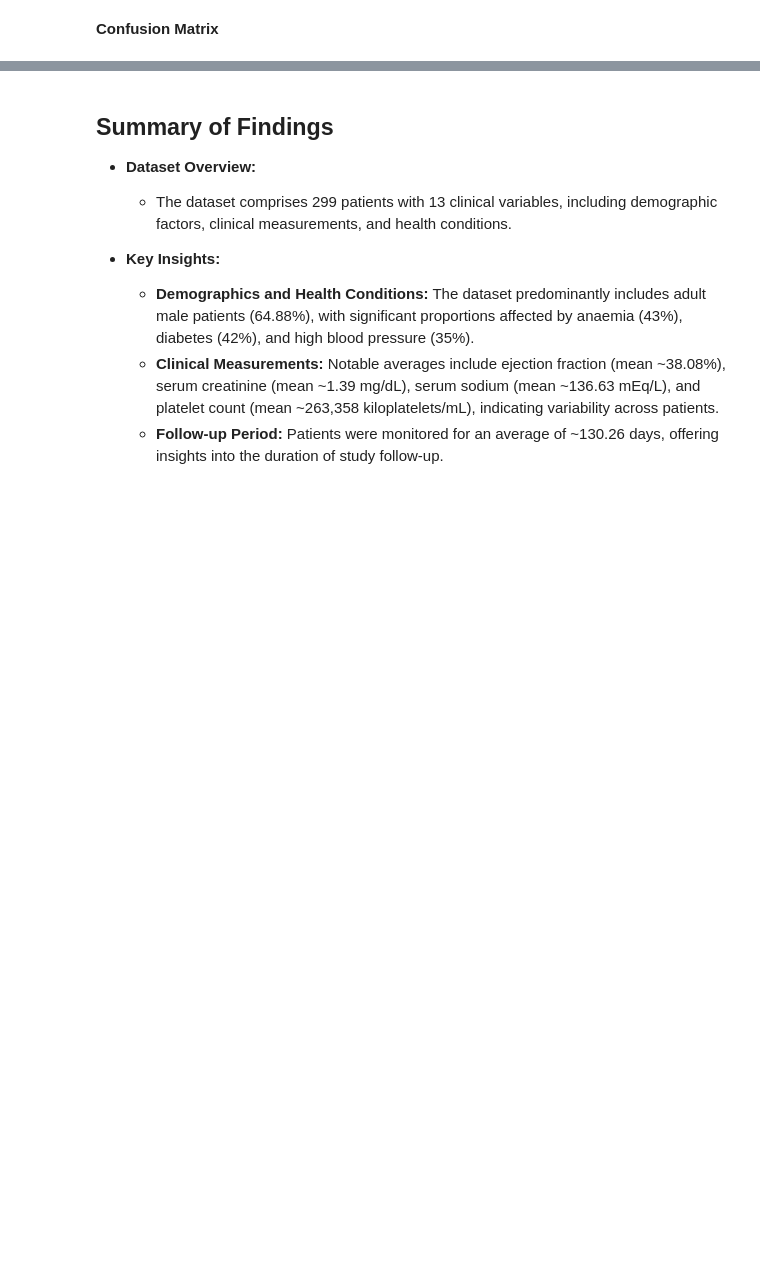
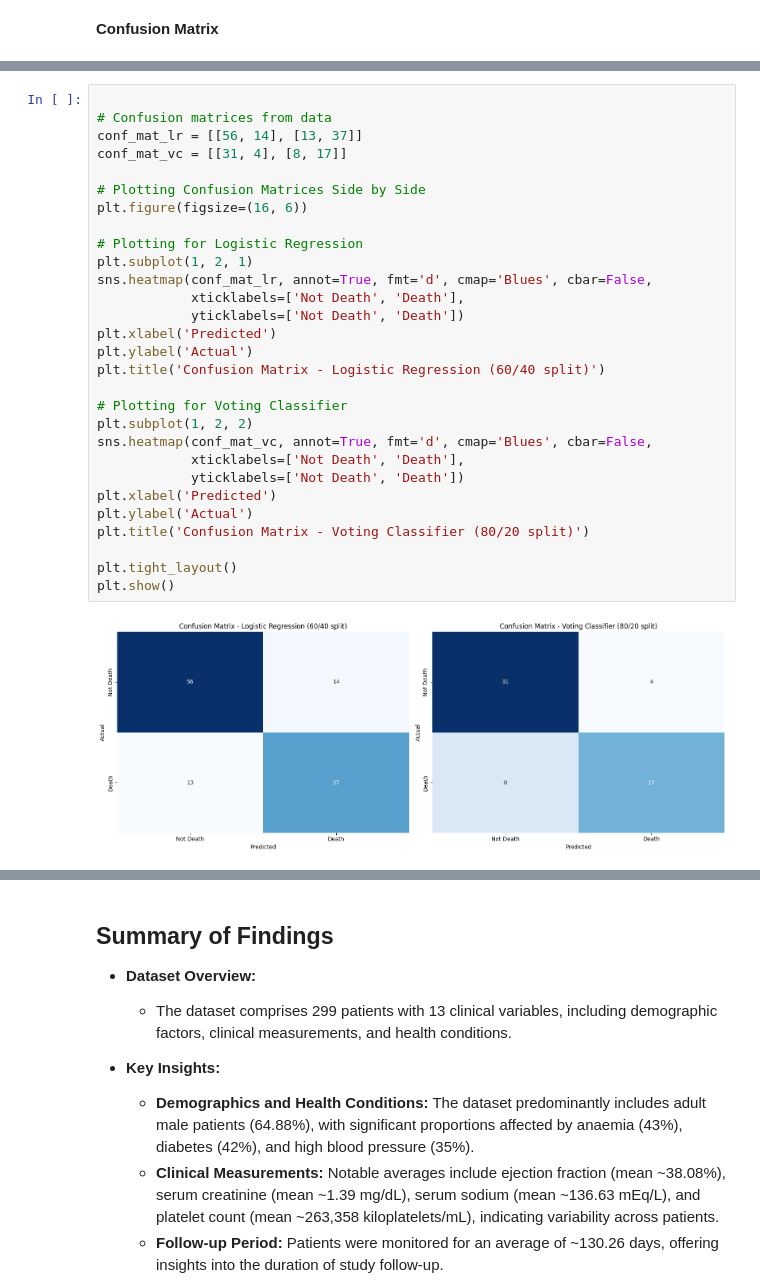
Before and after one commit to klbailey/ADA, a Jupyter notebook: Copy_of_Healthcare_and_Medical_Research_Final_Project.ipynb, the cells around one changed output, grey strips where cells are left out. Drawn from its saved outputs; the diff is of its cells as text; blank space fills up the shorter version.

```diff
--- a/Copy_of_Healthcare_and_Medical_Research_Final_Project.ipynb
+++ b/Copy_of_Healthcare_and_Medical_Research_Final_Project.ipynb
@@ -1282 +1160,32 @@ Confusion Matrix for Voting Classifier (80/20 split):
+# %%
+
+# Confusion matrices from data
+conf_mat_lr = [[56, 14], [13, 37]]
+conf_mat_vc = [[31, 4], [8, 17]]
+
+# Plotting Confusion Matrices Side by Side
+plt.figure(figsize=(16, 6))
+
+# Plotting for Logistic Regression
+plt.subplot(1, 2, 1)
+sns.heatmap(conf_mat_lr, annot=True, fmt='d', cmap='Blues', cbar=False,
+            xticklabels=['Not Death', 'Death'],
+            yticklabels=['Not Death', 'Death'])
+plt.xlabel('Predicted')
+plt.ylabel('Actual')
+plt.title('Confusion Matrix - Logistic Regression (60/40 split)')
+
+# Plotting for Voting Classifier
+plt.subplot(1, 2, 2)
+sns.heatmap(conf_mat_vc, annot=True, fmt='d', cmap='Blues', cbar=False,
+            xticklabels=['Not Death', 'Death'],
+            yticklabels=['Not Death', 'Death'])
+plt.xlabel('Predicted')
+plt.ylabel('Actual')
+plt.title('Confusion Matrix - Voting Classifier (80/20 split)')
+
+plt.tight_layout()
+plt.show()
+# %% [output]
+[figure, added]
 # %% [markdown]
```
Also changed, not shown: parts of 18 cells of this notebook.
